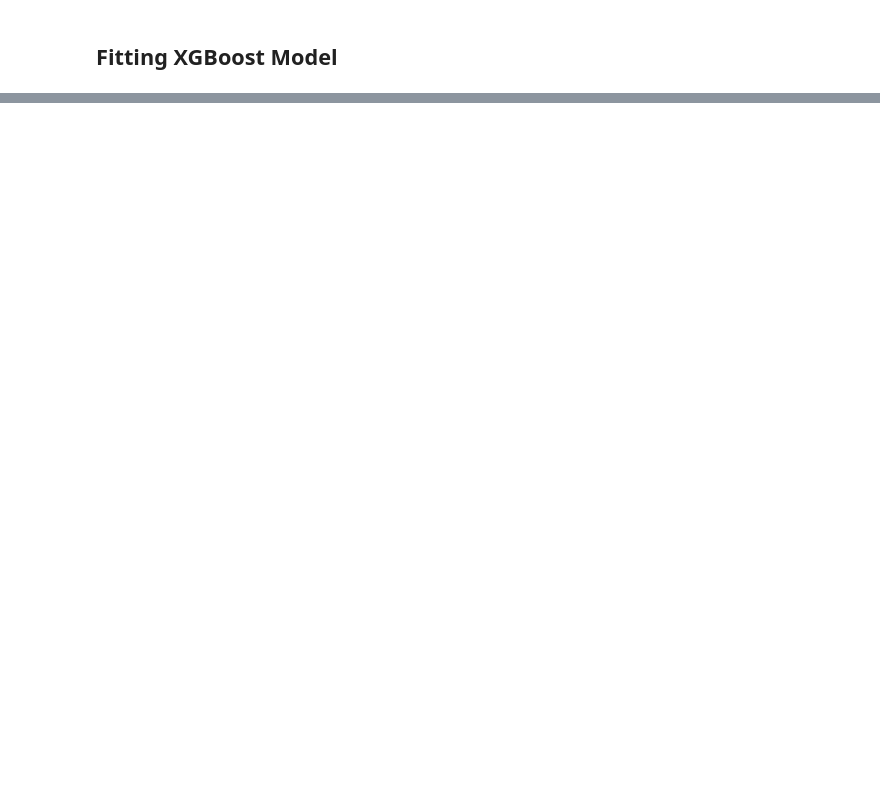
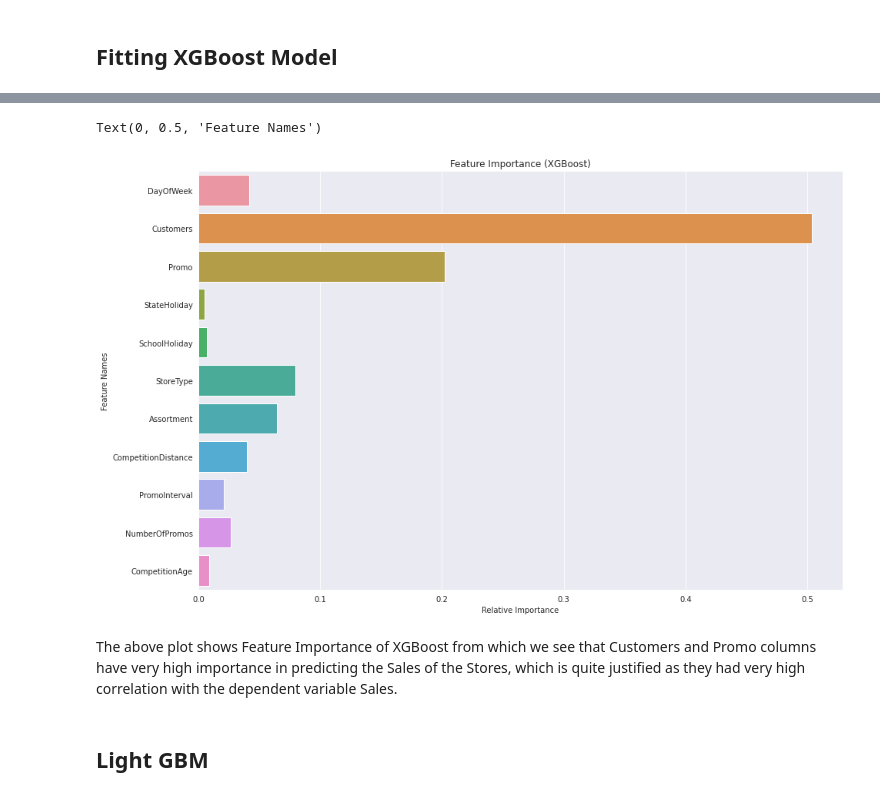
Before and after one commit to Adityasingh675/Supervised-ML-Regression, a Jupyter notebook: Rossmann_Sales_Prediction_Capstone_Project.ipynb, the cells around one changed output, grey strips where cells are left out. Saved outputs shown, nothing was run; the diff lists cells and outputs as text; code cells hidden in the pictures; blank space fills up the shorter version.

```diff
--- a/Rossmann_Sales_Prediction_Capstone_Project.ipynb
+++ b/Rossmann_Sales_Prediction_Capstone_Project.ipynb
@@ -1238,12 +1212,0 @@ Requirement already satisfied: scipy in /usr/local/lib/python3.7/dist-packages (
-# %%
-# Instantiate xgb_regressor object from XGBoostRegressor class.
-xgb_reg = xgb.XGBRegressor(random_state=123, n_jobs=-1, verbosity=2)
-
-# Fit the model on the training data.
-xgb_reg.fit(X_train, y_train)
-
-# Predict the dependent variable for X_train.
-y_pred_xgb_train = xgb_reg.predict(X_train)
-
-# Predict the dependent variable for X_test.
-y_pred_xgb_test = xgb_reg.predict(X_test)
@@ -1348,0 +1365,20 @@ print(r2_score(y_test, y_pred_xgb_te_cv))
+# %%
+# List of feature names.
+feature_names = []
+for name in rossmann_df_final.columns:
+  if name != 'Sales':
+    feature_names.append(name)
+# %%
+# Plot feature importances according to XGBoost.
+fig = plt.figure(figsize=(15,10))
+sns.barplot(xgb_reg.feature_importances_, feature_names)
+plt.title('Feature Importance (XGBoost)')
+plt.xlabel('Relative Importance')
+plt.ylabel('Feature Names')
+# %% [output]
+Text(0, 0.5, 'Feature Names')
+[figure, added]
+# %% [markdown]
+The above plot shows Feature Importance of XGBoost from which we see that Customers and Promo columns have very high importance in predicting the Sales of the Stores, which is quite justified as they had very high correlation with the dependent variable Sales.
+# %% [markdown]
+## Light GBM
```
Also changed, not shown: parts of 133 cells of this notebook.
